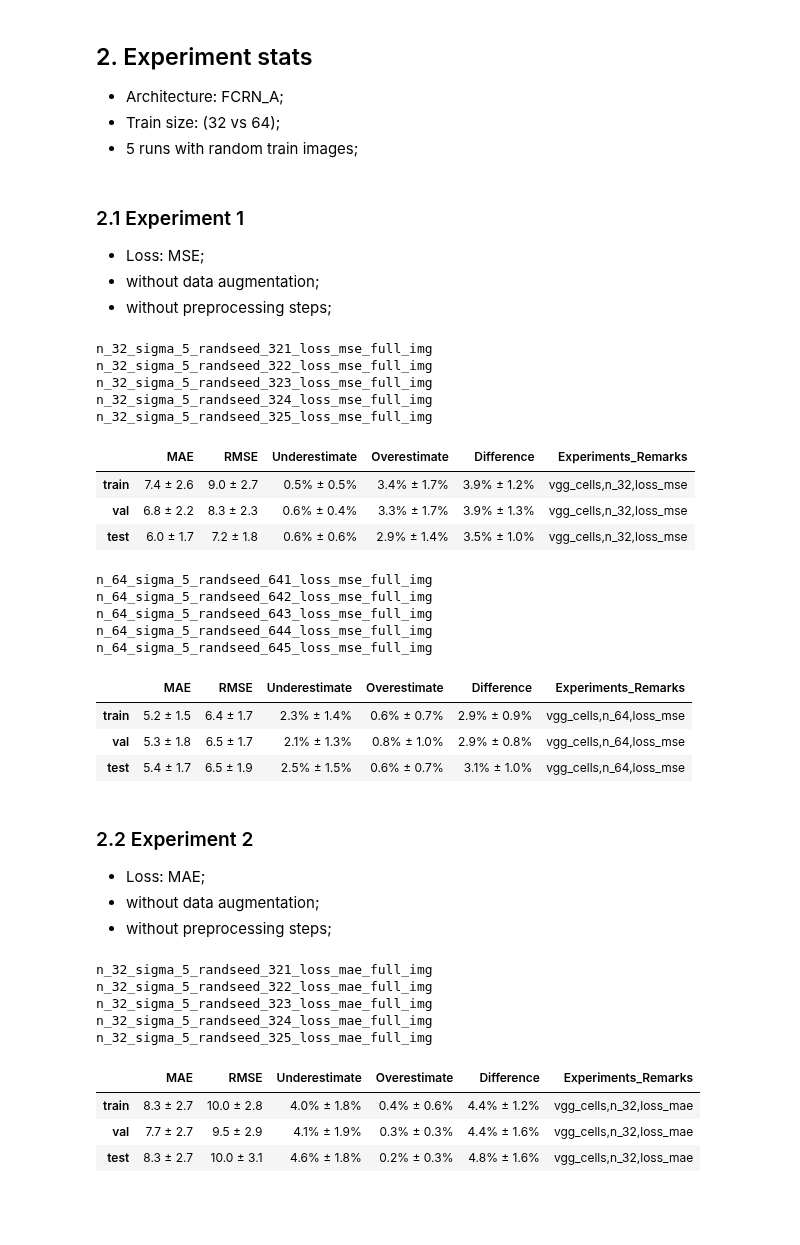
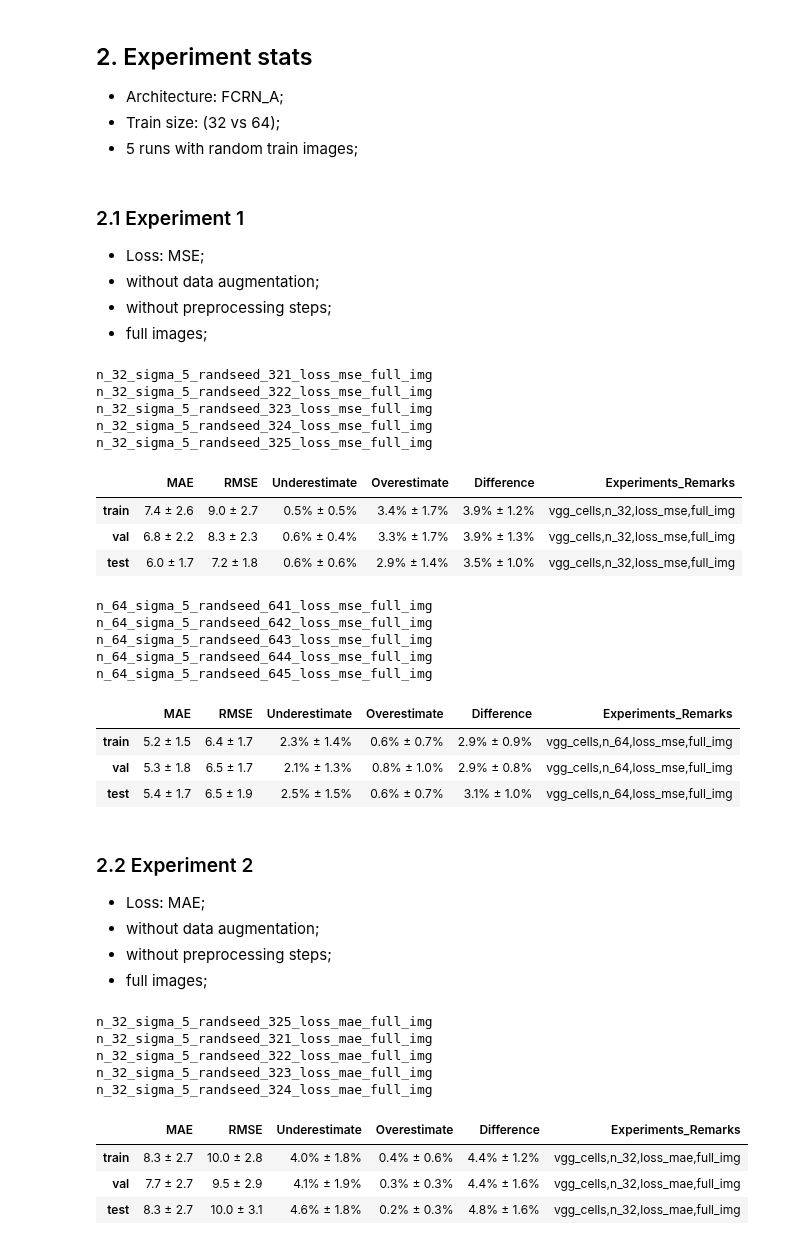
Before and after one commit to Tudor67/Object-Counting, a Jupyter notebook: experiments/1_fcrn_a/vgg_cells/experiments_stats.ipynb, the cells around one changed output. Saved outputs shown, nothing was run; the diff lists cells and outputs as text; code cells hidden in the pictures; blank space fills up the shorter version.

```diff
--- a/experiments/1_fcrn_a/vgg_cells/experiments_stats.ipynb
+++ b/experiments/1_fcrn_a/vgg_cells/experiments_stats.ipynb
@@ -25,23 +25,24 @@ warnings.filterwarnings('ignore')
 - Loss: MSE;
 - without data augmentation;
 - without preprocessing steps;
+- full images;
 # %%
-res_list = load_experiments_results('.', ['n_32', 'loss_mse'])
-res_df = get_mean_and_std_of_experiments(res_list, ','.join(['vgg_cells', 'n_32', 'loss_mse']))
+res_list = load_experiments_results('.', ['n_32', 'loss_mse', 'full_img'])
+res_df = get_mean_and_std_of_experiments(res_list, ','.join(['vgg_cells', 'n_32', 'loss_mse', 'full_img']))
 res_df.head()
 # %% [output]
 n_32_sigma_5_randseed_321_loss_mse_full_img
 n_32_sigma_5_randseed_322_loss_mse_full_img
 n_32_sigma_5_randseed_323_loss_mse_full_img
 n_32_sigma_5_randseed_324_loss_mse_full_img
 n_32_sigma_5_randseed_325_loss_mse_full_img
 |  | MAE | RMSE | Underestimate | Overestimate | Difference | Experiments_Remarks |
-| train | 7.4 ± 2.6 | 9.0 ± 2.7 | 0.5% ± 0.5% | 3.4% ± 1.7% | 3.9% ± 1.2% | vgg_cells,n_32,loss_mse |
-| val | 6.8 ± 2.2 | 8.3 ± 2.3 | 0.6% ± 0.4% | 3.3% ± 1.7% | 3.9% ± 1.3% | vgg_cells,n_32,loss_mse |
-| test | 6.0 ± 1.7 | 7.2 ± 1.8 | 0.6% ± 0.6% | 2.9% ± 1.4% | 3.5% ± 1.0% | vgg_cells,n_32,loss_mse |
+| train | 7.4 ± 2.6 | 9.0 ± 2.7 | 0.5% ± 0.5% | 3.4% ± 1.7% | 3.9% ± 1.2% | vgg_cells,n_32,loss_mse,full_img |
+| val | 6.8 ± 2.2 | 8.3 ± 2.3 | 0.6% ± 0.4% | 3.3% ± 1.7% | 3.9% ± 1.3% | vgg_cells,n_32,loss_mse,full_img |
+| test | 6.0 ± 1.7 | 7.2 ± 1.8 | 0.6% ± 0.6% | 2.9% ± 1.4% | 3.5% ± 1.0% | vgg_cells,n_32,loss_mse,full_img |
 # %%
-res_list = load_experiments_results('.', ['n_64', 'loss_mse'])
-res_df = get_mean_and_std_of_experiments(res_list, ','.join(['vgg_cells', 'n_64', 'loss_mse']))
+res_list = load_experiments_results('.', ['n_64', 'loss_mse', 'full_img'])
+res_df = get_mean_and_std_of_experiments(res_list, ','.join(['vgg_cells', 'n_64', 'loss_mse', 'full_img']))
 res_df.head()
 # %% [output]
 n_64_sigma_5_randseed_641_loss_mse_full_img
@@ -50,26 +51,27 @@ n_64_sigma_5_randseed_643_loss_mse_full_img
 n_64_sigma_5_randseed_644_loss_mse_full_img
 n_64_sigma_5_randseed_645_loss_mse_full_img
 |  | MAE | RMSE | Underestimate | Overestimate | Difference | Experiments_Remarks |
-| train | 5.2 ± 1.5 | 6.4 ± 1.7 | 2.3% ± 1.4% | 0.6% ± 0.7% | 2.9% ± 0.9% | vgg_cells,n_64,loss_mse |
-| val | 5.3 ± 1.8 | 6.5 ± 1.7 | 2.1% ± 1.3% | 0.8% ± 1.0% | 2.9% ± 0.8% | vgg_cells,n_64,loss_mse |
-| test | 5.4 ± 1.7 | 6.5 ± 1.9 | 2.5% ± 1.5% | 0.6% ± 0.7% | 3.1% ± 1.0% | vgg_cells,n_64,loss_mse |
+| train | 5.2 ± 1.5 | 6.4 ± 1.7 | 2.3% ± 1.4% | 0.6% ± 0.7% | 2.9% ± 0.9% | vgg_cells,n_64,loss_mse,full_img |
+| val | 5.3 ± 1.8 | 6.5 ± 1.7 | 2.1% ± 1.3% | 0.8% ± 1.0% | 2.9% ± 0.8% | vgg_cells,n_64,loss_mse,full_img |
+| test | 5.4 ± 1.7 | 6.5 ± 1.9 | 2.5% ± 1.5% | 0.6% ± 0.7% | 3.1% ± 1.0% | vgg_cells,n_64,loss_mse,full_img |
 # %% [markdown]
 ### 2.2 Experiment 2
 - Loss: MAE;
 - without data augmentation;
 - without preprocessing steps;
+- full images;
 # %%
-res_list = load_experiments_results('.', ['n_32', 'loss_mae'])
-res_df = get_mean_and_std_of_experiments(res_list, ','.join(['vgg_cells', 'n_32', 'loss_mae']))
+res_list = load_experiments_results('.', ['n_32', 'loss_mae', 'full_img'])
+res_df = get_mean_and_std_of_experiments(res_list, ','.join(['vgg_cells', 'n_32', 'loss_mae', 'full_img']))
 res_df.head()
 # %% [output]
+n_32_sigma_5_randseed_325_loss_mae_full_img
 n_32_sigma_5_randseed_321_loss_mae_full_img
 n_32_sigma_5_randseed_322_loss_mae_full_img
 n_32_sigma_5_randseed_323_loss_mae_full_img
 n_32_sigma_5_randseed_324_loss_mae_full_img
-n_32_sigma_5_randseed_325_loss_mae_full_img
 |  | MAE | RMSE | Underestimate | Overestimate | Difference | Experiments_Remarks |
-| train | 8.3 ± 2.7 | 10.0 ± 2.8 | 4.0% ± 1.8% | 0.4% ± 0.6% | 4.4% ± 1.2% | vgg_cells,n_32,loss_mae |
-| val | 7.7 ± 2.7 | 9.5 ± 2.9 | 4.1% ± 1.9% | 0.3% ± 0.3% | 4.4% ± 1.6% | vgg_cells,n_32,loss_mae |
-| test | 8.3 ± 2.7 | 10.0 ± 3.1 | 4.6% ± 1.8% | 0.2% ± 0.3% | 4.8% ± 1.6% | vgg_cells,n_32,loss_mae |
+| train | 8.3 ± 2.7 | 10.0 ± 2.8 | 4.0% ± 1.8% | 0.4% ± 0.6% | 4.4% ± 1.2% | vgg_cells,n_32,loss_mae,full_img |
+| val | 7.7 ± 2.7 | 9.5 ± 2.9 | 4.1% ± 1.9% | 0.3% ± 0.3% | 4.4% ± 1.6% | vgg_cells,n_32,loss_mae,full_img |
+| test | 8.3 ± 2.7 | 10.0 ± 3.1 | 4.6% ± 1.8% | 0.2% ± 0.3% | 4.8% ± 1.6% | vgg_cells,n_32,loss_mae,full_img |
 # %%
```
Also changed, not shown: parts of 4 cells of this notebook, 27 other files.
